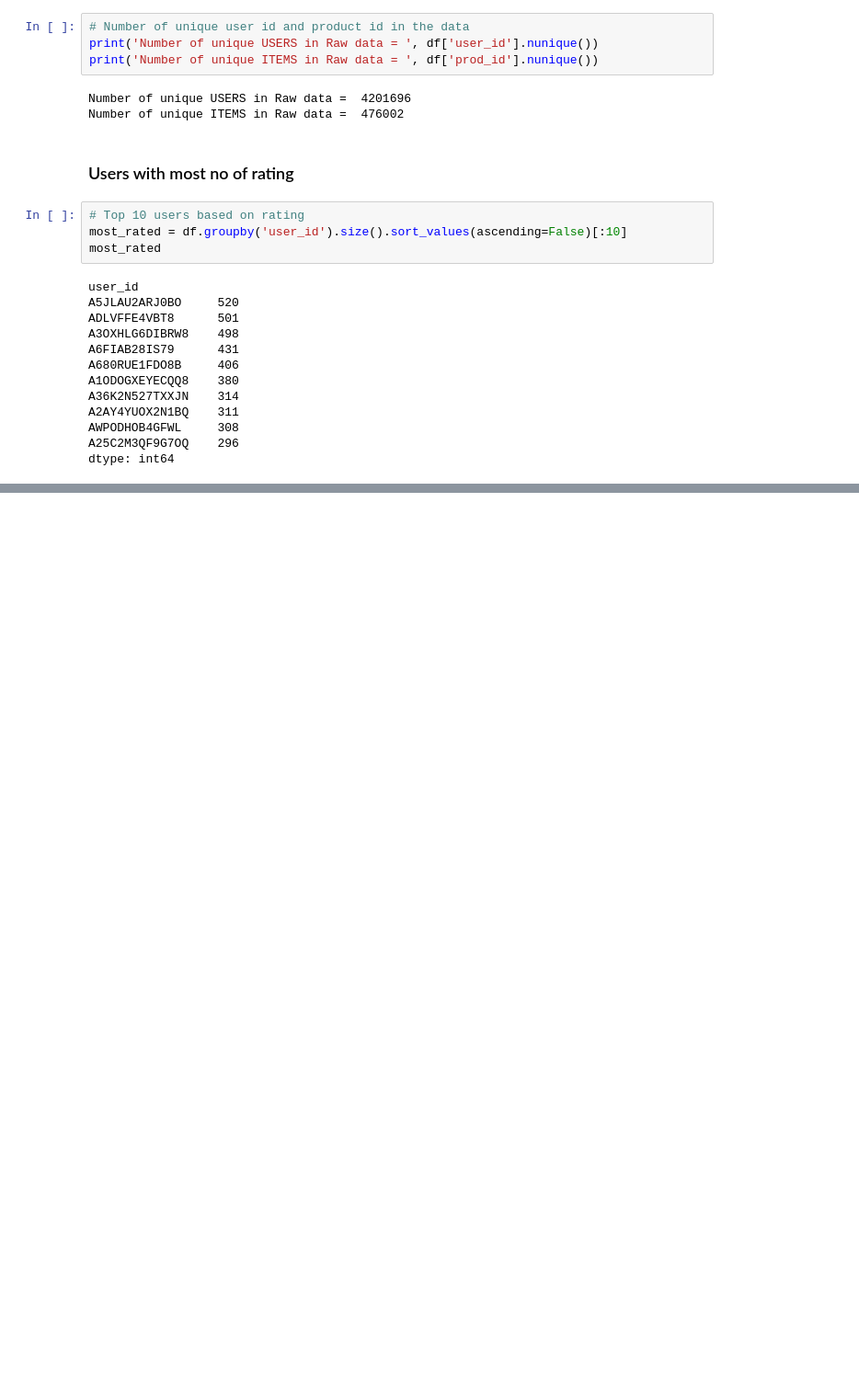
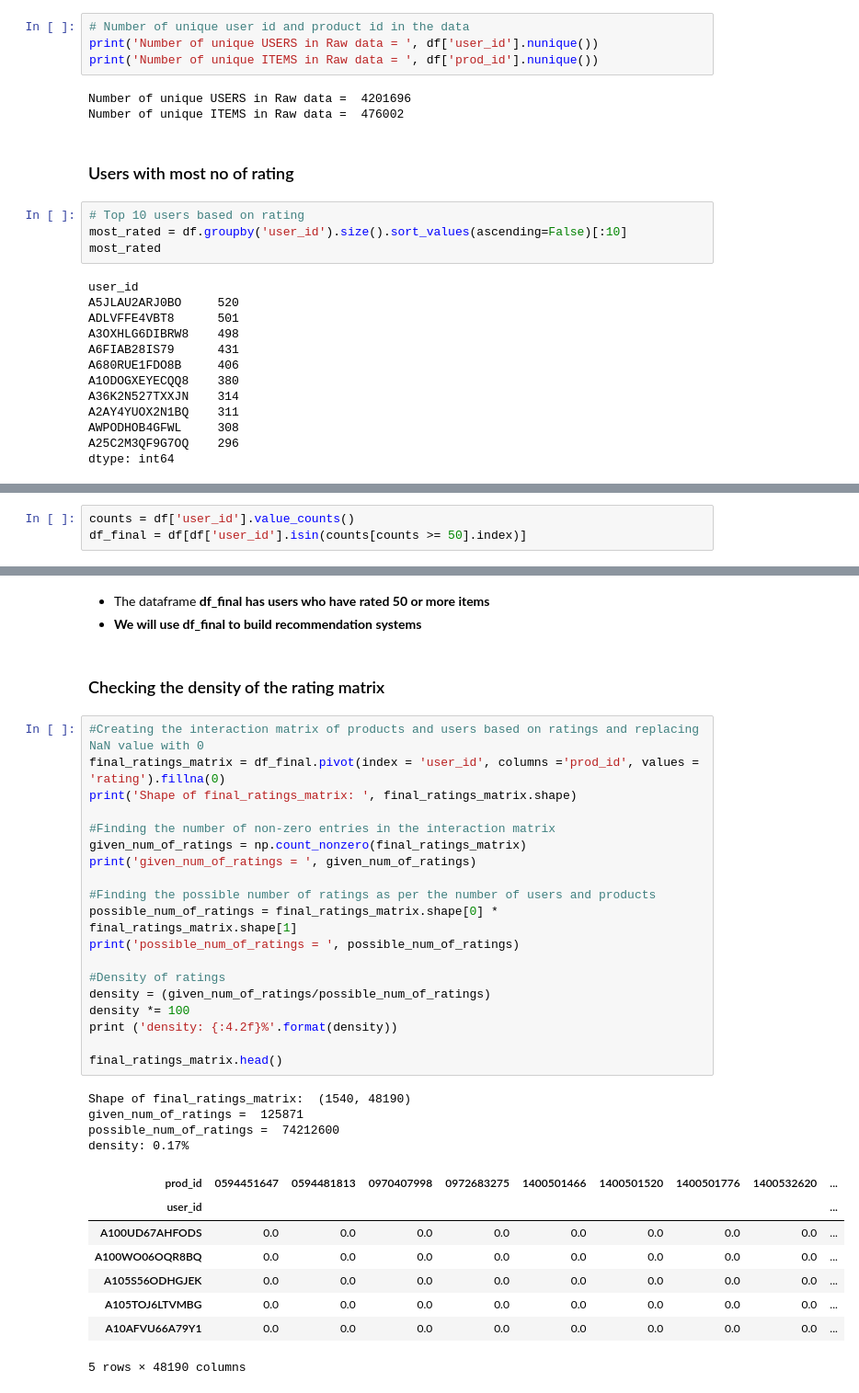
Before and after one commit to Vaibhav67979/Ecommerce-product-recommendation-system, a Jupyter notebook: product_recommendation.ipynb, the cells around one changed output, grey strips where cells are left out. Shown: that part at 92% size. Saved outputs shown, nothing was run; the diff lists cells and outputs as text; blank space fills up the shorter version.

```diff
--- a/product_recommendation.ipynb
+++ b/product_recommendation.ipynb
@@ -132,0 +137,3 @@ dtype: int64
+# %%
+counts = df['user_id'].value_counts()
+df_final = df[df['user_id'].isin(counts[counts >= 50].index)]
@@ -132,0 +148,37 @@ dtype: int64
+# %% [markdown]
+- The dataframe **df_final has users who have rated 50 or more items**
+- **We will use df_final to build recommendation systems**
+# %% [markdown]
+### Checking the density of the rating matrix
+# %%
+#Creating the interaction matrix of products and users based on ratings and replacing NaN value with 0
+final_ratings_matrix = df_final.pivot(index = 'user_id', columns ='prod_id', values = 'rating').fillna(0)
+print('Shape of final_ratings_matrix: ', final_ratings_matrix.shape)
+
+#Finding the number of non-zero entries in the interaction matrix
+given_num_of_ratings = np.count_nonzero(final_ratings_matrix)
+print('given_num_of_ratings = ', given_num_of_ratings)
+
+#Finding the possible number of ratings as per the number of users and products
+possible_num_of_ratings = final_ratings_matrix.shape[0] * final_ratings_matrix.shape[1]
+print('possible_num_of_ratings = ', possible_num_of_ratings)
+
+#Density of ratings
+density = (given_num_of_ratings/possible_num_of_ratings)
+density *= 100
+print ('density: {:4.2f}%'.format(density))
+
+final_ratings_matrix.head()
+# %% [output]
+Shape of final_ratings_matrix:  (1540, 48190)
+given_num_of_ratings =  125871
+possible_num_of_ratings =  74212600
+density: 0.17%
+| prod_id | 0594451647 | 0594481813 | 0970407998 | 0972683275 | 1400501466 | 1400501520 | 1400501776 | 1400532620 | ... |
+| user_id |  |  |  |  |  |  |  |  | ... |
+| A100UD67AHFODS | 0.0 | 0.0 | 0.0 | 0.0 | 0.0 | 0.0 | 0.0 | 0.0 | ... |
+| A100WO06OQR8BQ | 0.0 | 0.0 | 0.0 | 0.0 | 0.0 | 0.0 | 0.0 | 0.0 | ... |
+| A105S56ODHGJEK | 0.0 | 0.0 | 0.0 | 0.0 | 0.0 | 0.0 | 0.0 | 0.0 | ... |
+| A105TOJ6LTVMBG | 0.0 | 0.0 | 0.0 | 0.0 | 0.0 | 0.0 | 0.0 | 0.0 | ... |
+| A10AFVU66A79Y1 | 0.0 | 0.0 | 0.0 | 0.0 | 0.0 | 0.0 | 0.0 | 0.0 | ... |
+5 rows × 48190 columns
```
Also changed, not shown: parts of 2 cells of this notebook.
